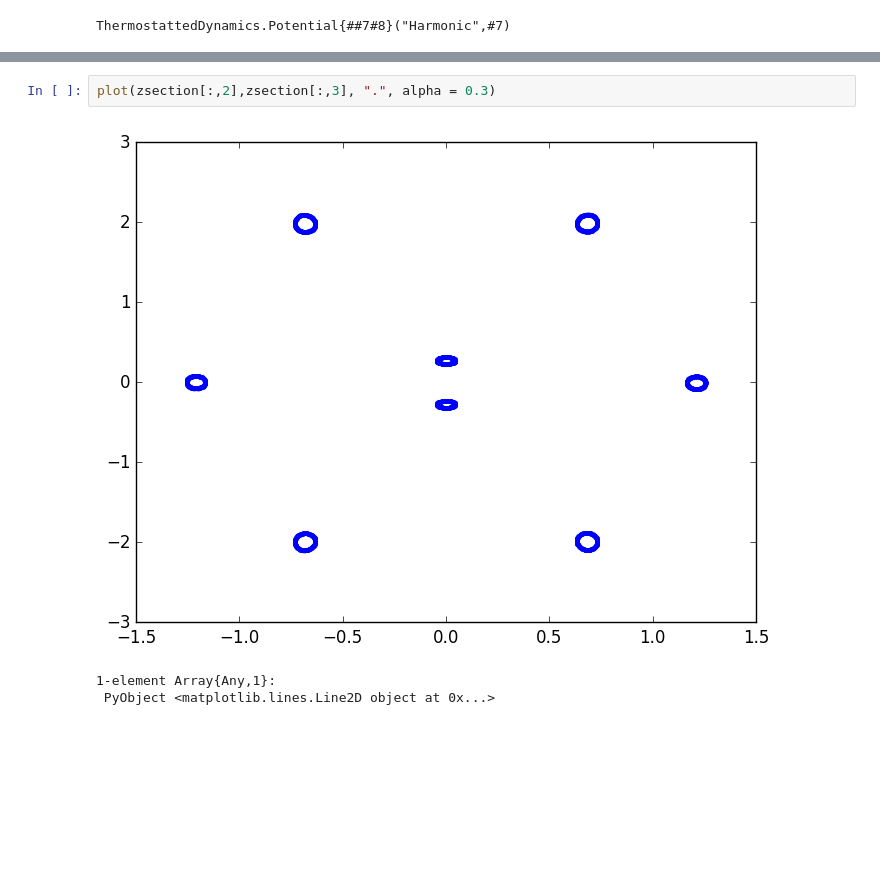
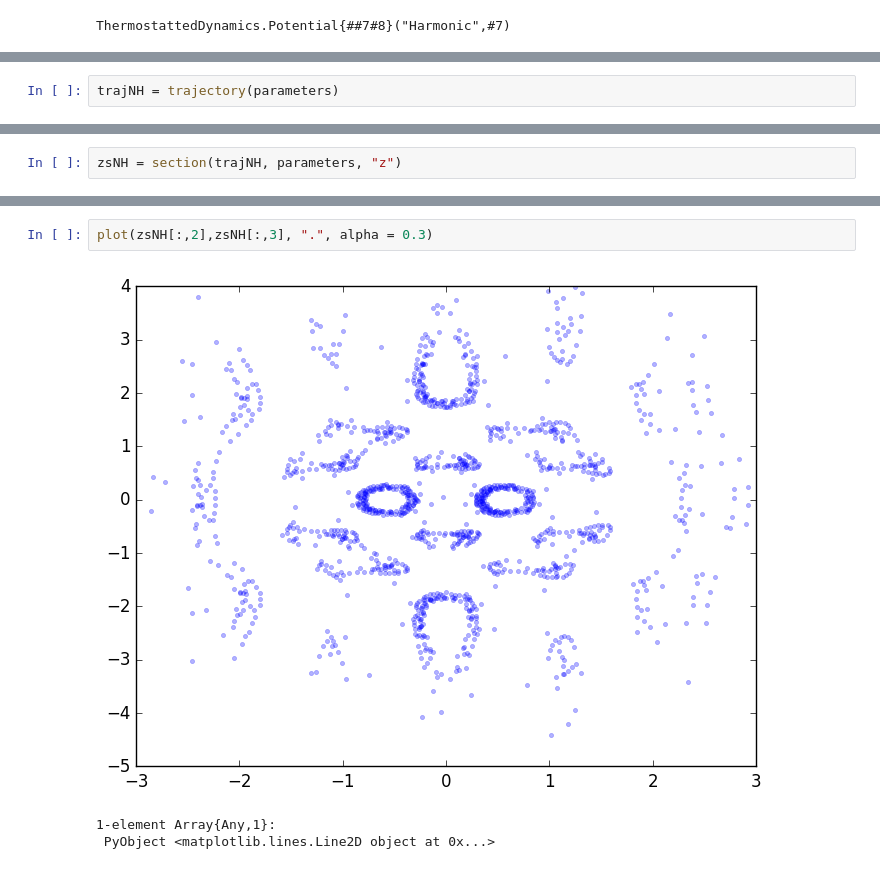
Before and after one commit to dapias/ST1Ds, a Jupyter notebook: Examples/Running Simulations.ipynb, the cells around one changed output, grey strips where cells are left out. Saved outputs shown, nothing was run; the diff lists cells and outputs as text; blank space fills up the shorter version.

```diff
--- a/Examples/Running Simulations.ipynb
+++ b/Examples/Running Simulations.ipynb
@@ -299,0 +271,2 @@ psection = read(file["psection"]);
+# %%
+trajNH = trajectory(parameters)
@@ -299,0 +301,2 @@ psection = read(file["psection"]);
+# %%
+zsNH = section(trajNH, parameters, "z")
@@ -300,6 +321,6 @@ psection = read(file["psection"]);
 # %%
-plot(zsection[:,2],zsection[:,3], ".", alpha = 0.3)
+plot(zsNH[:,2],zsNH[:,3], ".", alpha = 0.3)
 # %% [output]
-[figure, old version]
+[figure, new version]
 1-element Array{Any,1}:
  PyObject <matplotlib.lines.Line2D object at 0x...>
```
Also changed, not shown: parts of 31 cells of this notebook.
